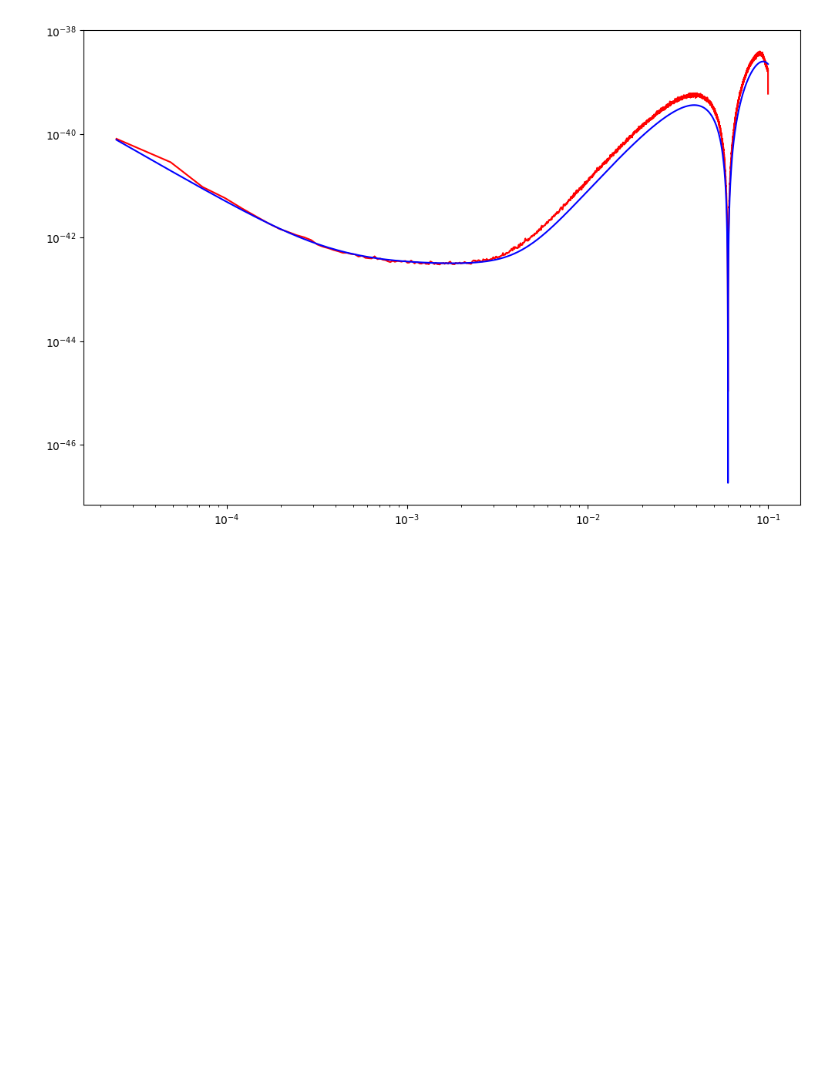
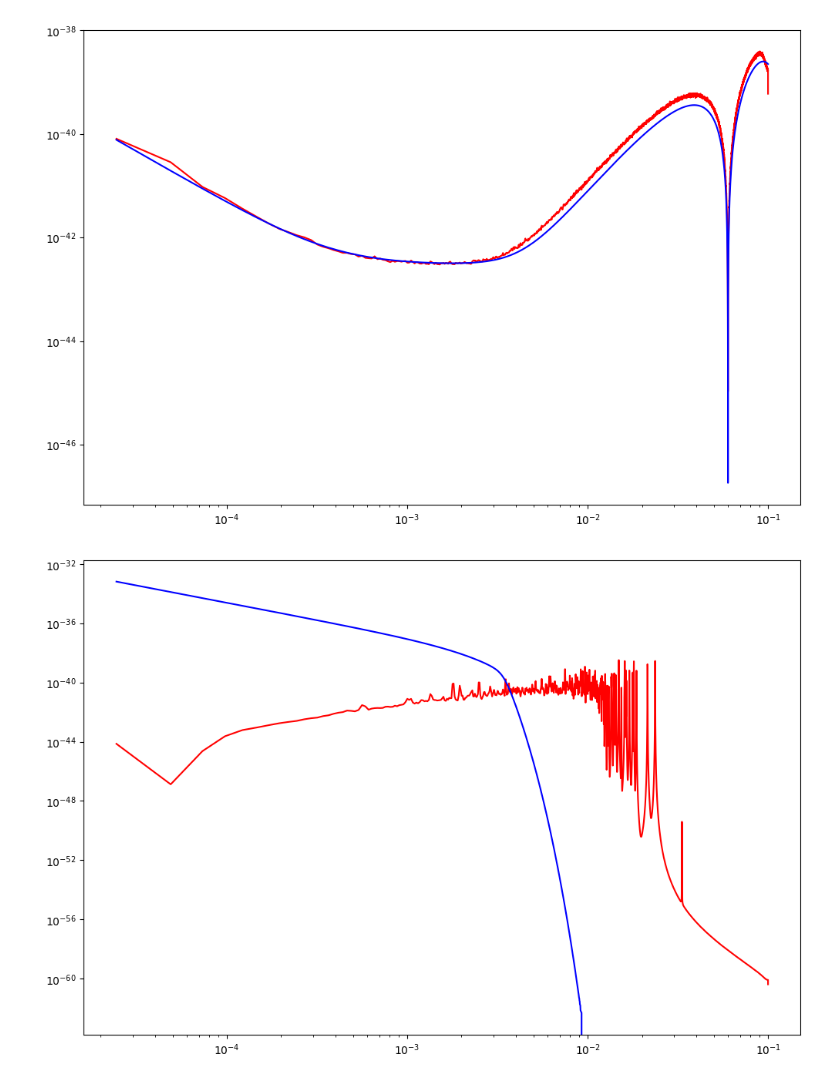
Before and after one commit to jiulipu123/For-Li_wt, a Jupyter notebook: noise_model.ipynb, the cells around one changed output. Drawn from its saved outputs; the diff is of its cells as text; code cells hidden in the pictures; blank space fills up the shorter version.

```diff
--- a/noise_model.ipynb
+++ b/noise_model.ipynb
@@ -55,20 +55,13 @@ def calculate_data_noise(obs_data,sky_signals):
 def calculate_galactic_confusion_noise(file_path):
     with h5py.File(file_path,'r') as f:
         dgb_tdi=f['sky/dgb/tdi'][:]
-        if dgb_tdi.ndim==2 and dgb_tdi.shape[1]==1:
-            dgb_tdi.flatten()
+        dgb_tdi_X=dgb_tdi['X'].flatten()
         igb_tdi=f['sky/igb/tdi'][:]
-        if igb_tdi.ndim and igb_tdi.shape[1]==1:
-            igb_tdi=igb_tdi.flatten()
-        galactic_confusion=dgb_tdi['X']+igb_tdi['X']
+        igb_tdi_X=igb_tdi['X'].flatten()
+        galactic_confusion=dgb_tdi_X+igb_tdi_X
     return galactic_confusion
 
-def calculate_noise_psd(obs_data,instrument_noise,galactic_confusion=None):
-    if galactic_confusion is not None:
-        noise=instrument_noise+galactic_confusion
-    else:
-        noise=instrument_noise
-
+def calculate_noise_psd(obs_data,noise):
     fs=1/obs_data['obs_dt']
     nperseg=8192
     noverlap=nperseg//2
@@ -130,6 +123,13 @@ class LisaNoise:
         S_n=16*(sin_term)**2*(S_OMS+(3+cos_term)*S_acc)
         return S_n
 
+    def calculate_galactic_confusion_noise(self,f):
+        main_term=self.A_gal*f**(-7/3)
+        decay_term=np.exp(-(f/self.f1_gal)**self.alpha_gal)
+        cutoff_term=0.5*(1+np.tanh(-(f-self.fk_gal)/self.f2_gal))
+        S_gal=main_term*decay_term*cutoff_term
+        return S_gal
+
     def calculate_noise_strain(self,f):
         S_OMS=self.calculate_OMS_PSD(f=f)
         S_acc=self.calculate_ACC_PSD(f=f)
@@ -157,3 +157,14 @@ plt.show()
 [figure]
 # %%
 #考虑银河系内混淆噪声
+galatic_noise=calculate_galactic_confusion_noise(file_path)
+freqs,gala_S_n_data=calculate_noise_psd(obs_data,noise=galatic_noise)
+
+gala_S_n=noise_model.calculate_galactic_confusion_noise(f=pos_freqs)
+gala_S_n_data_pos=gala_S_n_data[mask]
+plt.figure(figsize=(12,8))
+plt.loglog(pos_freqs,gala_S_n_data_pos,'r')
+plt.loglog(pos_freqs,gala_S_n,'b')
+plt.show()
+# %% [output]
+[figure, added]
```
